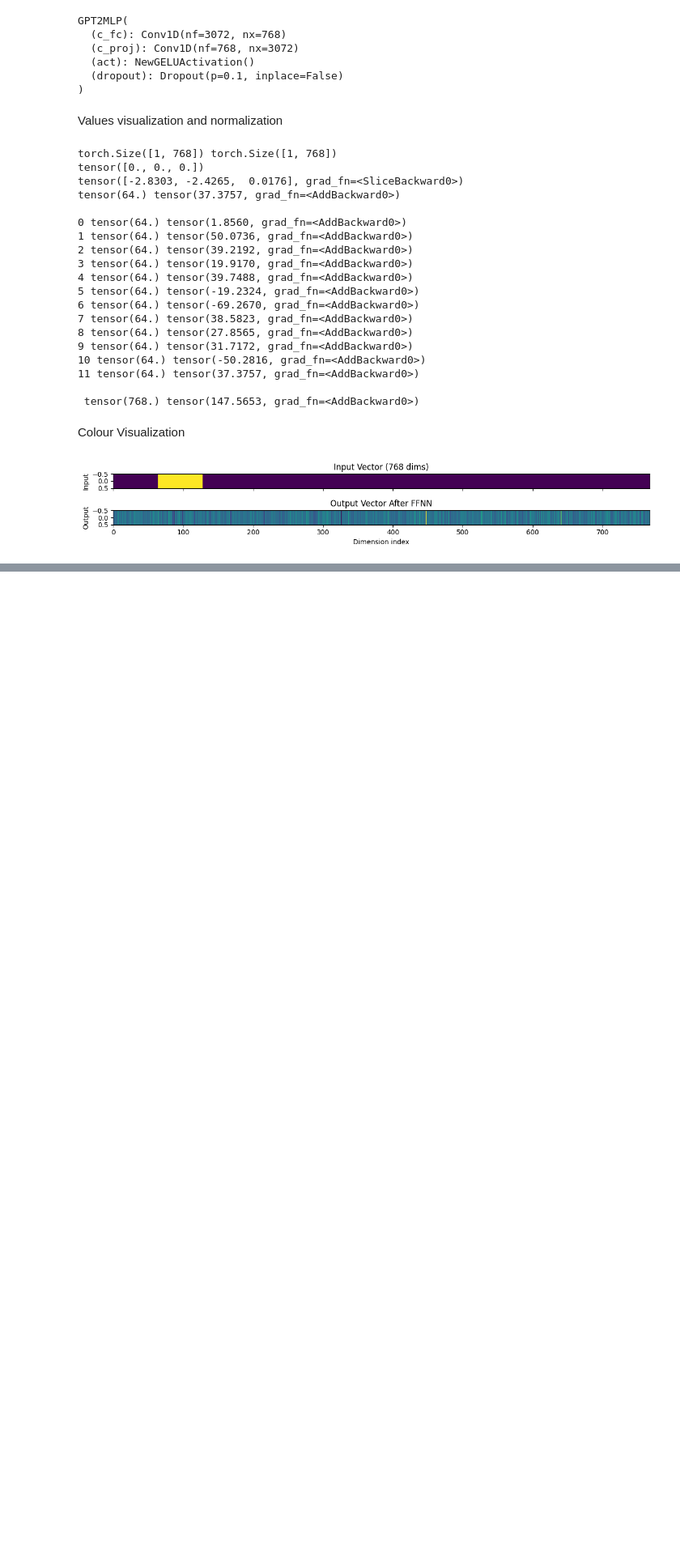
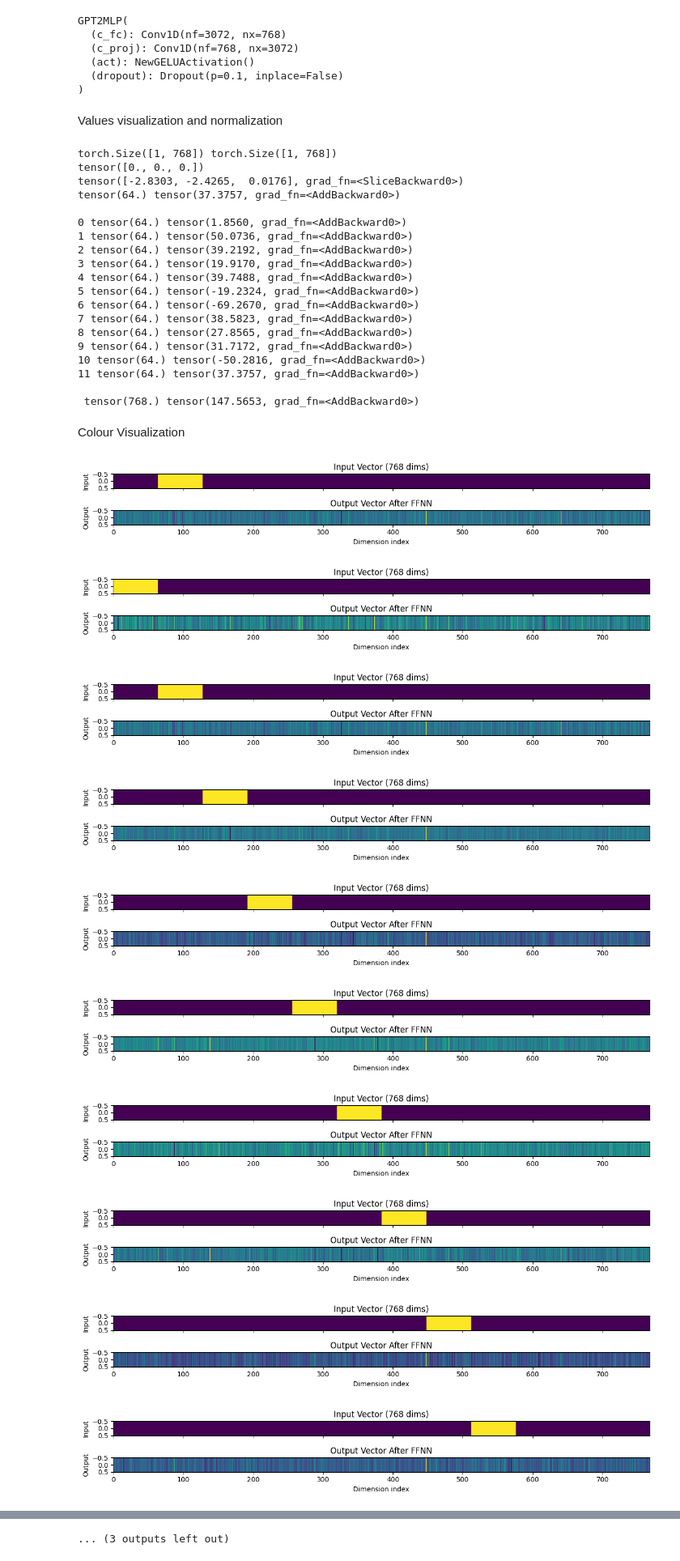
Before and after one commit to AlessandroMiotto/transformers, a Jupyter notebook: neur_net.ipynb, the cells around one changed output, grey strips where cells are left out. Shown at 81% size. Saved outputs shown, nothing was run; the diff lists cells and outputs as text; code cells hidden in the pictures; blank space fills up the shorter version.

```diff
--- a/neur_net.ipynb
+++ b/neur_net.ipynb
@@ -176,3 +182,60 @@ plt.tight_layout()
 plt.show()
 # %% [output]
 [figure]
+# %%
+sum_out = []
+for k in range(12):
+    # Create your input vector
+    x = torch.zeros(768)
+    x[k*64:k*64 + 64] = 1.0
+    x = x.unsqueeze(0)
+
+    # Get output from FFNN
+    with torch.no_grad():
+        output = ffnn_reconstructed(x)
+
+    # Remove batch dimension
+    x_np = x.squeeze(0).numpy()
+    out_np = output.squeeze(0).numpy()
+    sum_out.append(out_np)
+
+    # Plotting
+    fig, ax = plt.subplots(2, 1, figsize=(12, 2), sharex=True)
+
+    # Input heatmap
+    ax[0].imshow(x_np[np.newaxis, :], cmap='viridis', aspect='auto')
+    ax[0].set_title("Input Vector (768 dims)")
+    ax[0].set_ylabel("Input")
+
+    # Output heatmap
+    ax[1].imshow(out_np[np.newaxis, :], cmap='viridis', aspect='auto')
+    ax[1].set_title("Output Vector After FFNN")
+    ax[1].set_ylabel("Output")
+    ax[1].set_xlabel("Dimension index")
+    plt.tight_layout()
+    plt.show()
+
+# sum the elements inside the output vector
+total_sum = np.sum(sum_out, axis=0)
+print(total_sum.shape)
+
+# Plotting
+figsize=(12, 2)
+
+# Output heatmap
+plt.imshow(total_sum[np.newaxis, :], cmap='viridis', aspect='auto')
+plt.title("Sum of all the output Vector After FFNN")
+plt.ylabel("Output")
+plt.xlabel("Dimension index")
+plt.tight_layout()
+plt.show()
+# %% [output]
+[figure, added]
+[figure, added]
+[figure, added]
+[figure, added]
+[figure, added]
+[figure, added]
+[figure, added]
+[figure, added]
+[figure, added]
@@ -178,0 +245 @@ plt.show()
+... (3 outputs left out)
```
Also changed, not shown: parts of 9 cells of this notebook.
